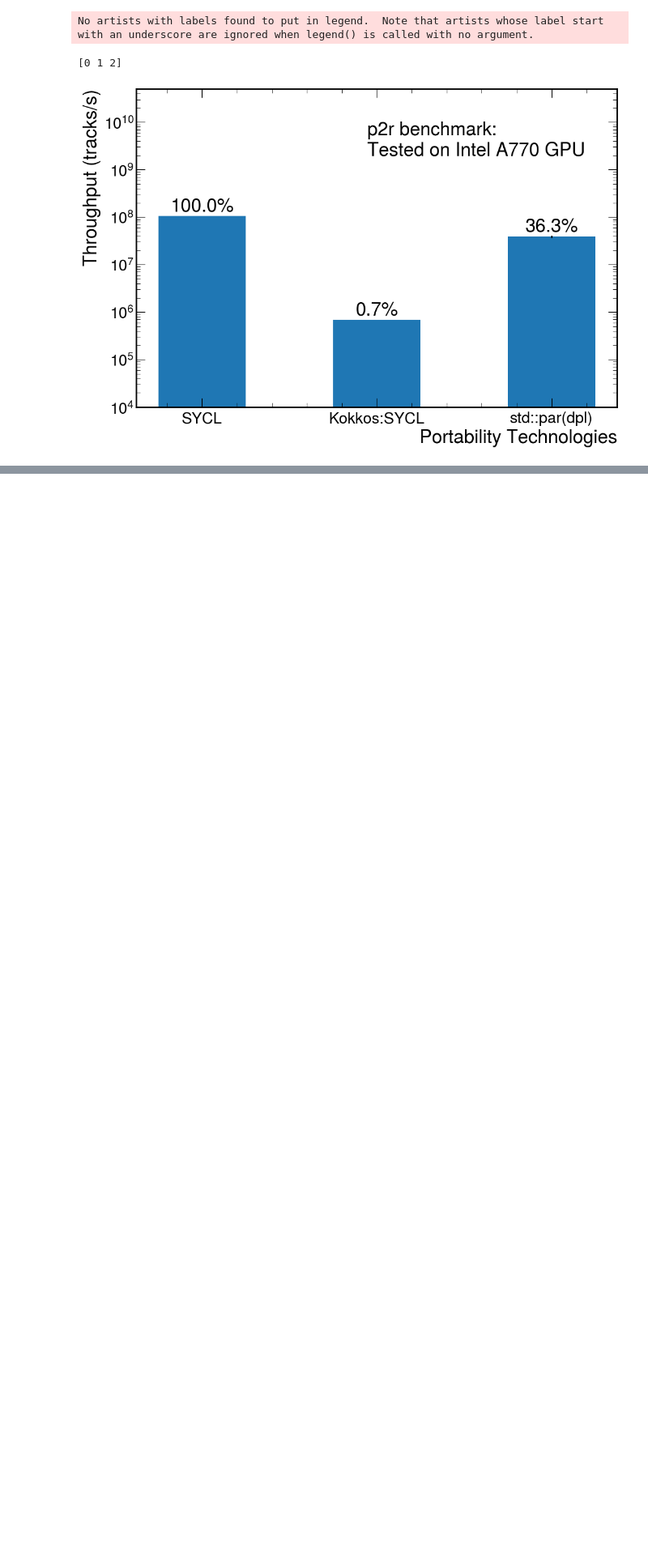
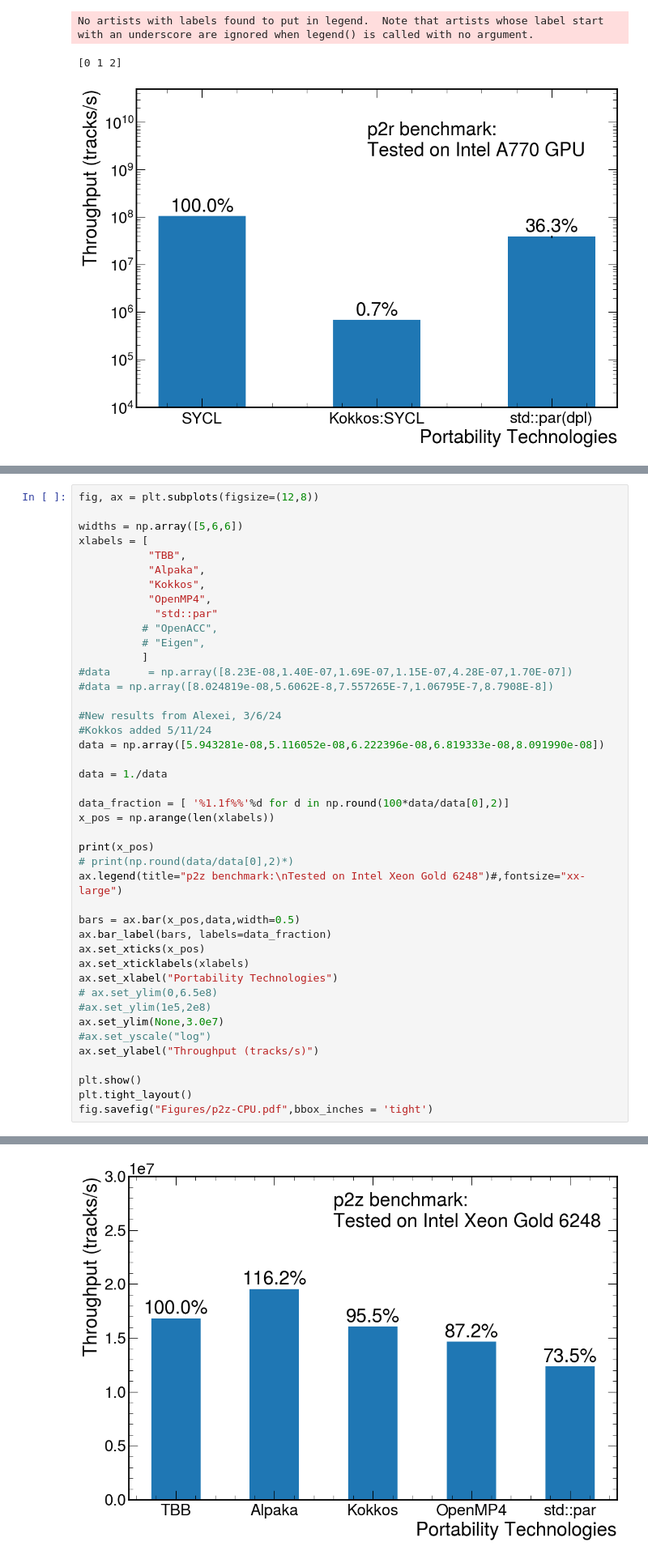
Before and after one commit to cerati/p2z-tests, a Jupyter notebook: notebooks/PaperPlots.ipynb, the cells around one changed output, grey strips where cells are left out. Shown at 81% size. Cells and saved outputs as stored; diff of their text form; blank space fills up the shorter version.

Commit message:
Add CPU results to notebook

```diff
--- a/notebooks/PaperPlots.ipynb
+++ b/notebooks/PaperPlots.ipynb
@@ -516,0 +577,44 @@ No artists with labels found to put in legend.  Note that artists whose label st
+# %%
+fig, ax = plt.subplots(figsize=(12,8))
+
+widths = np.array([5,6,6])
+xlabels = [
+           "TBB",
+           "Alpaka",
+           "Kokkos",
+           "OpenMP4",
+            "std::par"
+          # "OpenACC",
+          # "Eigen",
+          ]
+#data      = np.array([8.23E-08,1.40E-07,1.69E-07,1.15E-07,4.28E-07,1.70E-07])
+#data = np.array([8.024819e-08,5.6062E-8,7.557265E-7,1.06795E-7,8.7908E-8])
+
+#New results from Alexei, 3/6/24
+#Kokkos added 5/11/24
+data = np.array([5.943281e-08,5.116052e-08,6.222396e-08,6.819333e-08,8.091990e-08])
+
+data = 1./data
+
+data_fraction = [ '%1.1f%%'%d for d in np.round(100*data/data[0],2)]
+x_pos = np.arange(len(xlabels))
+
+print(x_pos)
+# print(np.round(data/data[0],2)*)
+ax.legend(title="p2z benchmark:\nTested on Intel Xeon Gold 6248")#,fontsize="xx-large")
+
+bars = ax.bar(x_pos,data,width=0.5)
+ax.bar_label(bars, labels=data_fraction)
+ax.set_xticks(x_pos)
+ax.set_xticklabels(xlabels)
+ax.set_xlabel("Portability Technologies")
+# ax.set_ylim(0,6.5e8)
+#ax.set_ylim(1e5,2e8)
+ax.set_ylim(None,3.0e7)
+#ax.set_yscale("log")
+ax.set_ylabel("Throughput (tracks/s)")
+
+plt.show()
+plt.tight_layout()
+fig.savefig("Figures/p2z-CPU.pdf",bbox_inches = 'tight')
+# %% [output]
@@ -516,0 +623 @@ No artists with labels found to put in legend.  Note that artists whose label st
+[figure, added]
```
Also changed, not shown: parts of 5 cells of this notebook, 2 other files.
